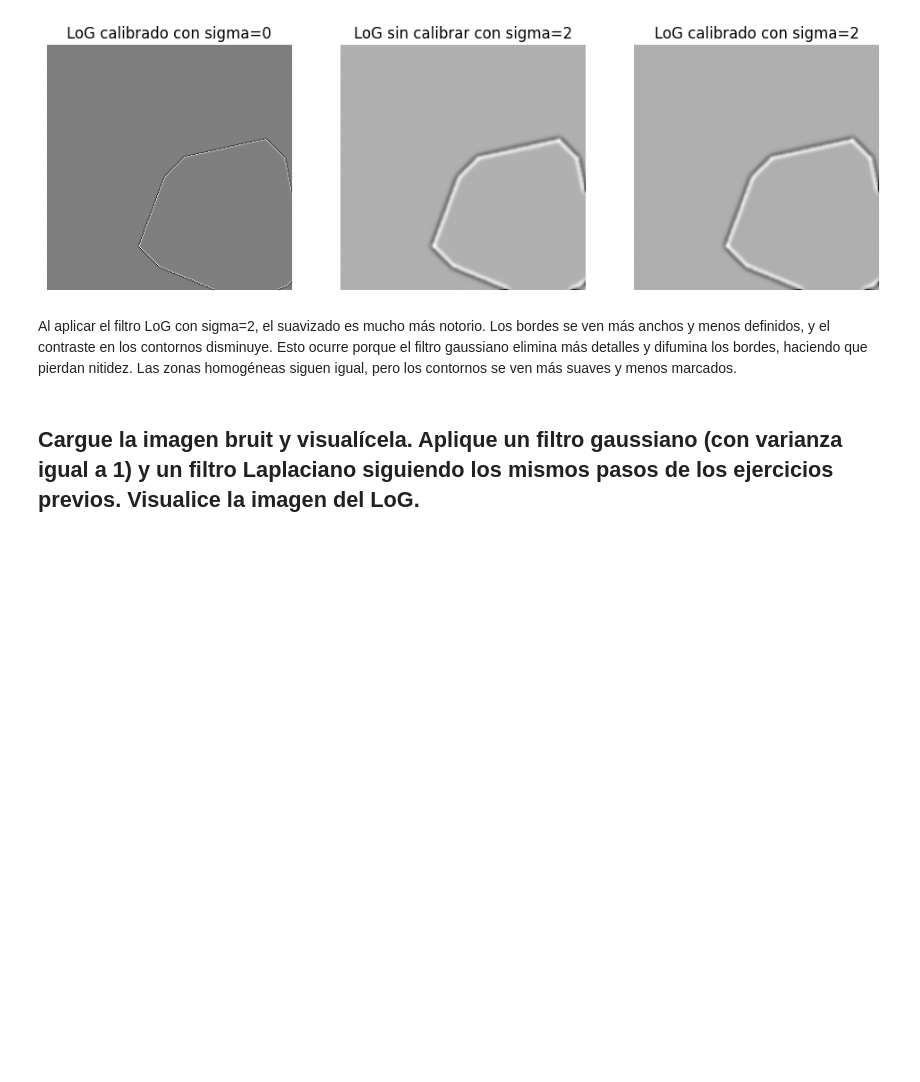
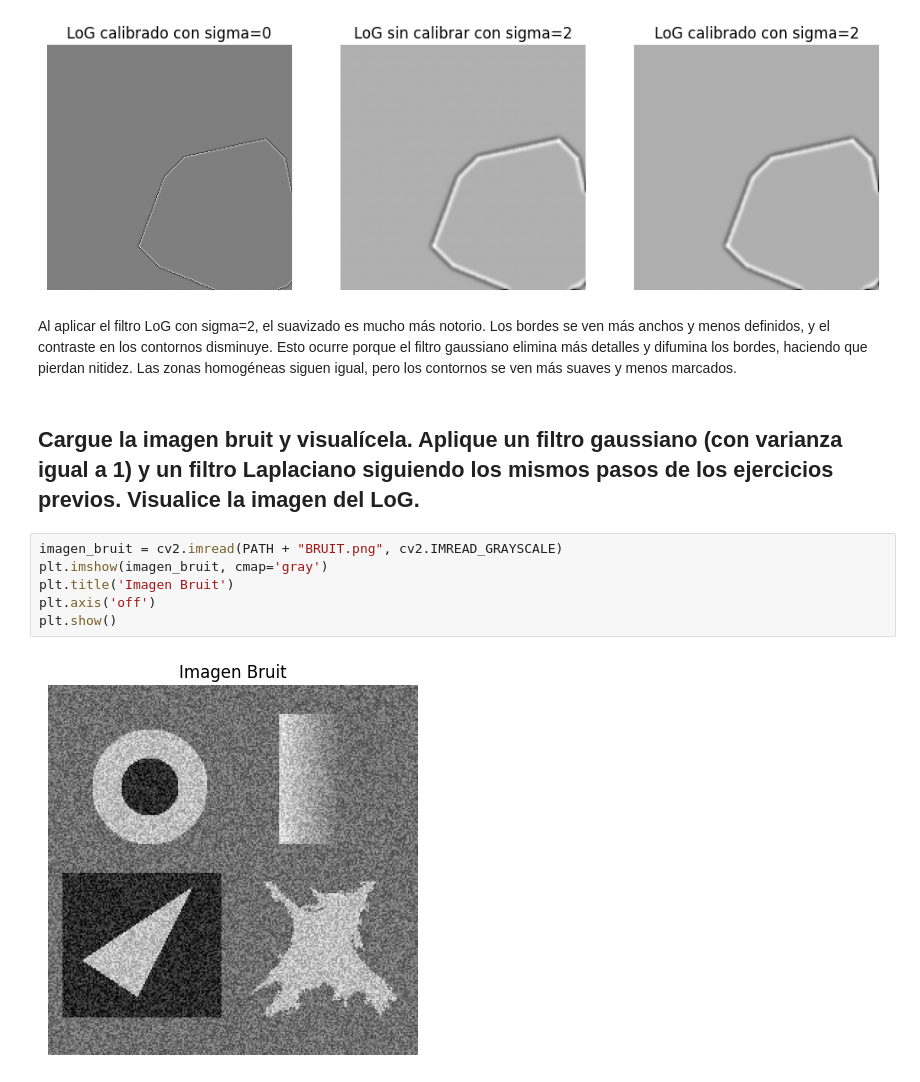
Before and after one commit to santichica/tallleres-cv, a Jupyter notebook: taller4/laplaciano.ipynb, the cells around one changed output. Saved outputs shown, nothing was run; the diff lists cells and outputs as text; blank space fills up the shorter version.

```diff
--- a/taller4/laplaciano.ipynb
+++ b/taller4/laplaciano.ipynb
@@ -137,3 +137,11 @@ Al aplicar el filtro LoG con sigma=2, el suavizado es mucho más notorio. Los bo
 Esto ocurre porque el filtro gaussiano elimina más detalles y difumina los bordes, haciendo que pierdan nitidez. Las zonas homogéneas siguen igual, pero los contornos se ven más suaves y menos marcados.
 # %% [markdown]
 ## Cargue la imagen bruit y visualícela. Aplique un filtro gaussiano (con varianza igual a 1) y un filtro Laplaciano siguiendo los mismos pasos de los ejercicios previos. Visualice la imagen del LoG.
+# %%
+imagen_bruit = cv2.imread(PATH + "BRUIT.png", cv2.IMREAD_GRAYSCALE)
+plt.imshow(imagen_bruit, cmap='gray')
+plt.title('Imagen Bruit')
+plt.axis('off')
+plt.show()
+# %% [output]
+[figure, added]
```
Also changed, not shown: parts of 17 cells of this notebook, 2 other files.
